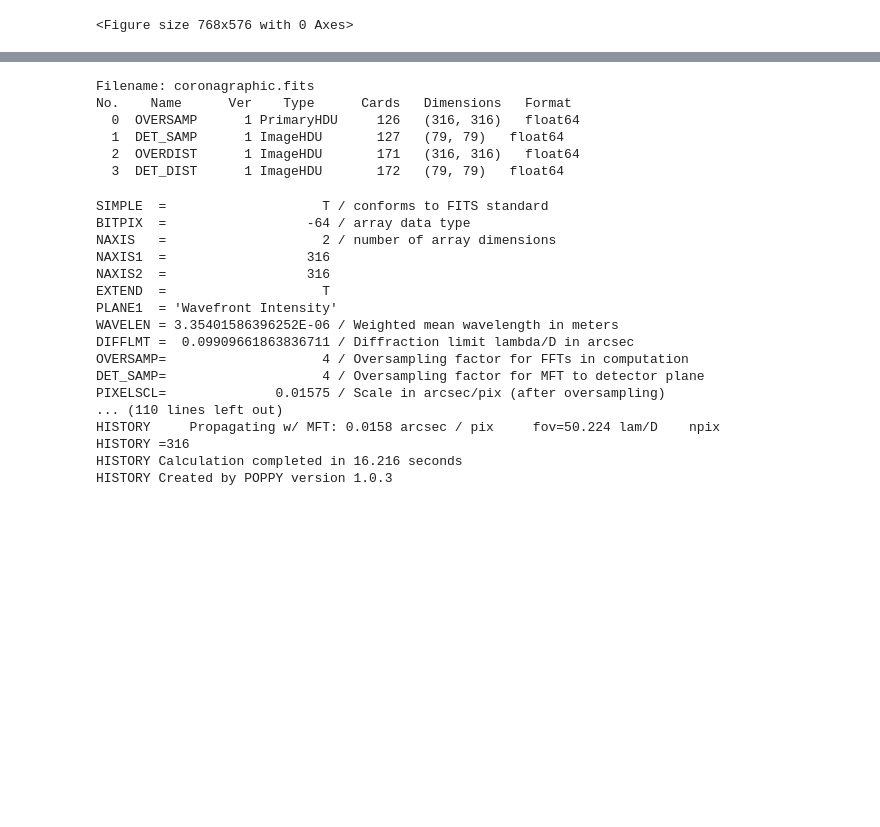
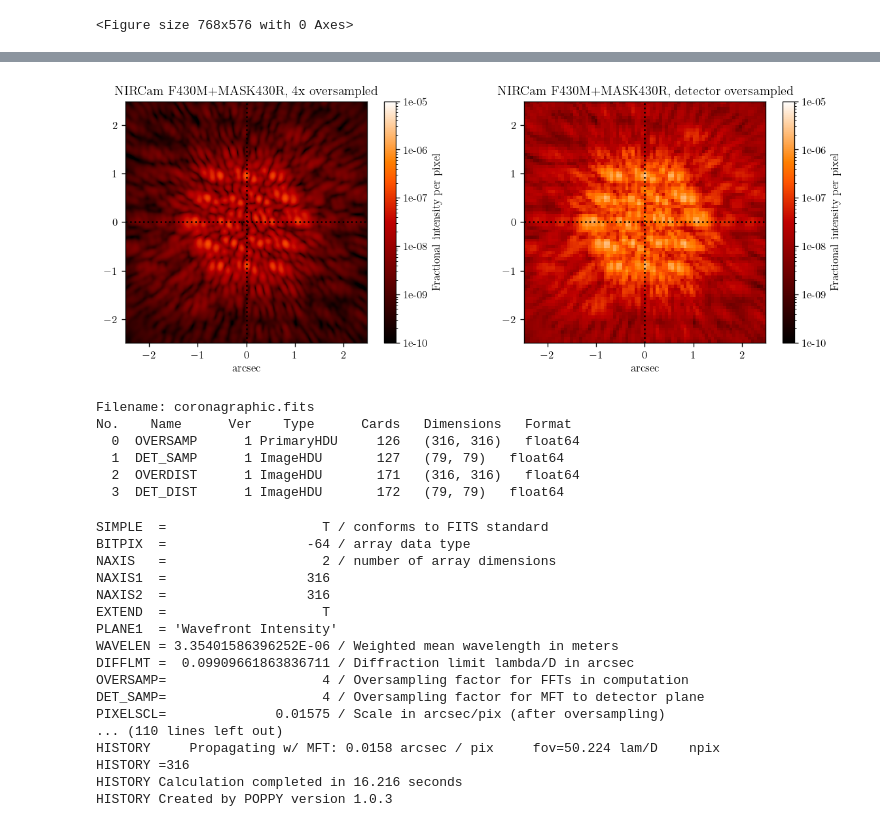
Before and after one commit to itroitskaya/optics, a Jupyter notebook: nircam_coron_start.ipynb, the cells around one changed output, grey strips where cells are left out. Cells and saved outputs as stored; diff of their text form; code cells hidden in the pictures; blank space fills up the shorter version.

```diff
--- a/nircam_coron_start.ipynb
+++ b/nircam_coron_start.ipynb
@@ -28,7 +28,7 @@ nc.pupil_mask='CIRCLYOT'
                                            # (note that this is MUCH larger than expected acq
                                            # offsets. This size displacement is just for show)
 #nc.options['source_offset_theta'] = 45     # at a position angle of 45 deg
-nc.calc_psf('coronagraphic.fits', oversample=4,  save_intermediates=True)   # create highly oversampled output image
+nc.calc_psf('coronagraphic.fits', oversample=4)   # create highly oversampled output image
 #nc.calc_psf('coronagraphic.fits')
 
 plt.figure(figsize=(12,4))
@@ -45,3 +46,4 @@ ValueError: Wavefronts can only be added if they have the same pixelscale: 0.022
+[figure, added]
 # %%
 nc.calc_psf?
 # %%
```
Also changed, not shown: parts of 4 cells of this notebook.
